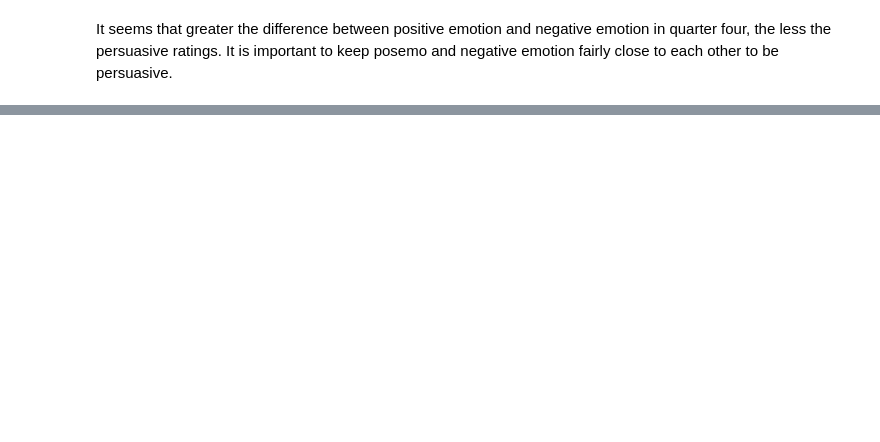
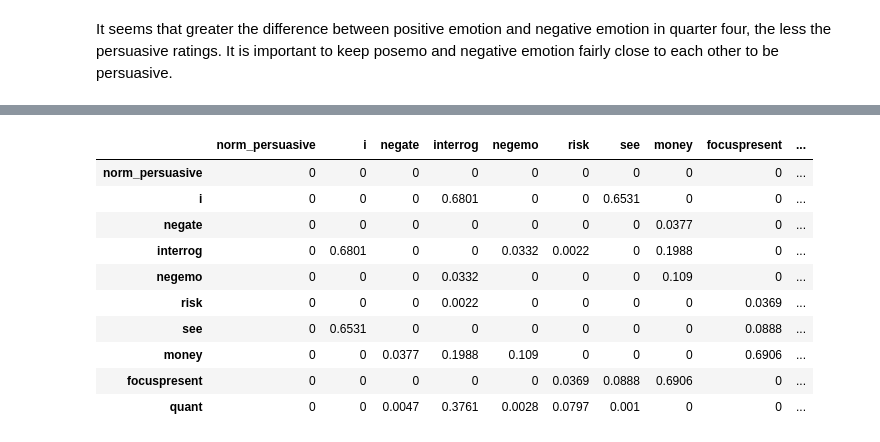
Before and after one commit to owentemple/TED-talks, a Jupyter notebook: notebooks/find-important-features-in-persuasion.ipynb, the cells around one changed output, grey strips where cells are left out. Saved outputs shown, nothing was run; the diff lists cells and outputs as text; code cells hidden in the pictures; blank space fills up the shorter version.

```diff
--- a/notebooks/find-important-features-in-persuasion.ipynb
+++ b/notebooks/find-important-features-in-persuasion.ipynb
@@ -231,0 +248,26 @@ It seems that greater the difference between positive emotion and negative emoti
+# %%
+from scipy.stats import pearsonr
+import pandas as pd
+
+def calculate_pvalues(df):
+    df = df.dropna()._get_numeric_data()
+    dfcols = pd.DataFrame(columns=df.columns)
+    pvalues = dfcols.transpose().join(dfcols, how='outer')
+    for r in df.columns:
+        for c in df.columns:
+            pvalues[r][c] = round(pearsonr(df[r], df[c])[1], 4)
+    return pvalues
+# %%
+calculate_pvalues(df[['norm_persuasive','i', 'negate','interrog','negemo','risk', 'see', 'money', 'focuspresent', 'quant']])
+# %% [output]
+|  | norm_persuasive | i | negate | interrog | negemo | risk | see | money | focuspresent | ... |
+| norm_persuasive | 0 | 0 | 0 | 0 | 0 | 0 | 0 | 0 | 0 | ... |
+| i | 0 | 0 | 0 | 0.6801 | 0 | 0 | 0.6531 | 0 | 0 | ... |
+| negate | 0 | 0 | 0 | 0 | 0 | 0 | 0 | 0.0377 | 0 | ... |
+| interrog | 0 | 0.6801 | 0 | 0 | 0.0332 | 0.0022 | 0 | 0.1988 | 0 | ... |
+| negemo | 0 | 0 | 0 | 0.0332 | 0 | 0 | 0 | 0.109 | 0 | ... |
+| risk | 0 | 0 | 0 | 0.0022 | 0 | 0 | 0 | 0 | 0.0369 | ... |
+| see | 0 | 0.6531 | 0 | 0 | 0 | 0 | 0 | 0 | 0.0888 | ... |
+| money | 0 | 0 | 0.0377 | 0.1988 | 0.109 | 0 | 0 | 0 | 0.6906 | ... |
+| focuspresent | 0 | 0 | 0 | 0 | 0 | 0.0369 | 0.0888 | 0.6906 | 0 | ... |
+| quant | 0 | 0 | 0.0047 | 0.3761 | 0.0028 | 0.0797 | 0.001 | 0 | 0 | ... |
```
Also changed, not shown: parts of 9 cells of this notebook.
